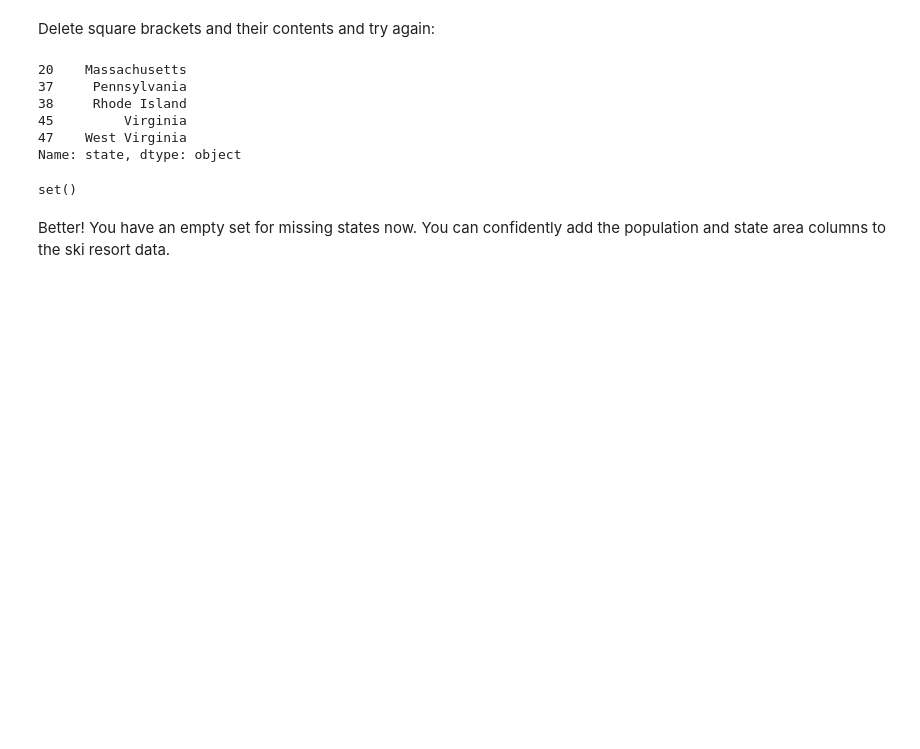
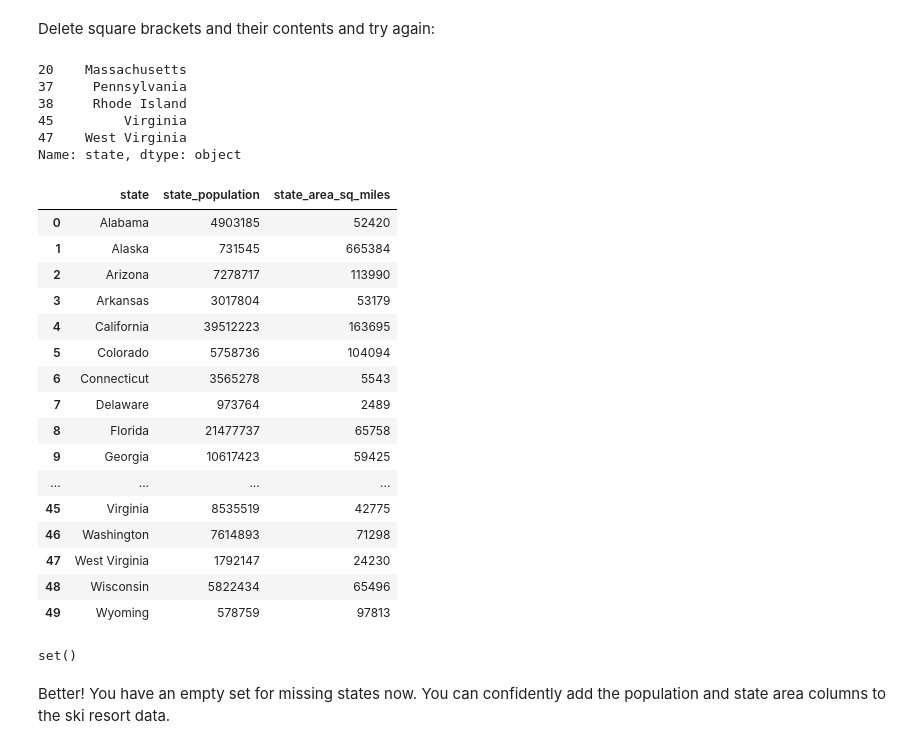
Before and after one commit to pablo-git8/DataScienceGuidedCapstone, a Jupyter notebook: Notebooks/02_data_wrangling.ipynb, the cells around one changed output. Cells and saved outputs as stored; diff of their text form; code cells hidden in the pictures; blank space fills up the shorter version.

```diff
--- a/Notebooks/02_data_wrangling.ipynb
+++ b/Notebooks/02_data_wrangling.ipynb
@@ -899,6 +922,26 @@ usa_states_sub.state[usa_states_sub.state.str.contains('Massachusetts|Pennsylvan
 45         Virginia
 47    West Virginia
 Name: state, dtype: object
+# %%
+usa_states_sub
+# %% [output]
+|  | state | state_population | state_area_sq_miles |
+| 0 | Alabama | 4903185 | 52420 |
+| 1 | Alaska | 731545 | 665384 |
+| 2 | Arizona | 7278717 | 113990 |
+| 3 | Arkansas | 3017804 | 53179 |
+| 4 | California | 39512223 | 163695 |
+| 5 | Colorado | 5758736 | 104094 |
+| 6 | Connecticut | 3565278 | 5543 |
+| 7 | Delaware | 973764 | 2489 |
+| 8 | Florida | 21477737 | 65758 |
+| 9 | Georgia | 10617423 | 59425 |
+| ... | ... | ... | ... |
+| 45 | Virginia | 8535519 | 42775 |
+| 46 | Washington | 7614893 | 71298 |
+| 47 | West Virginia | 1792147 | 24230 |
+| 48 | Wisconsin | 5822434 | 65496 |
+| 49 | Wyoming | 578759 | 97813 |
 # %%
 #Code task 34#
 #And now verify none of our states are missing by checking that there are no states in
```
Also changed, not shown: parts of 14 cells of this notebook, 2 other files.
